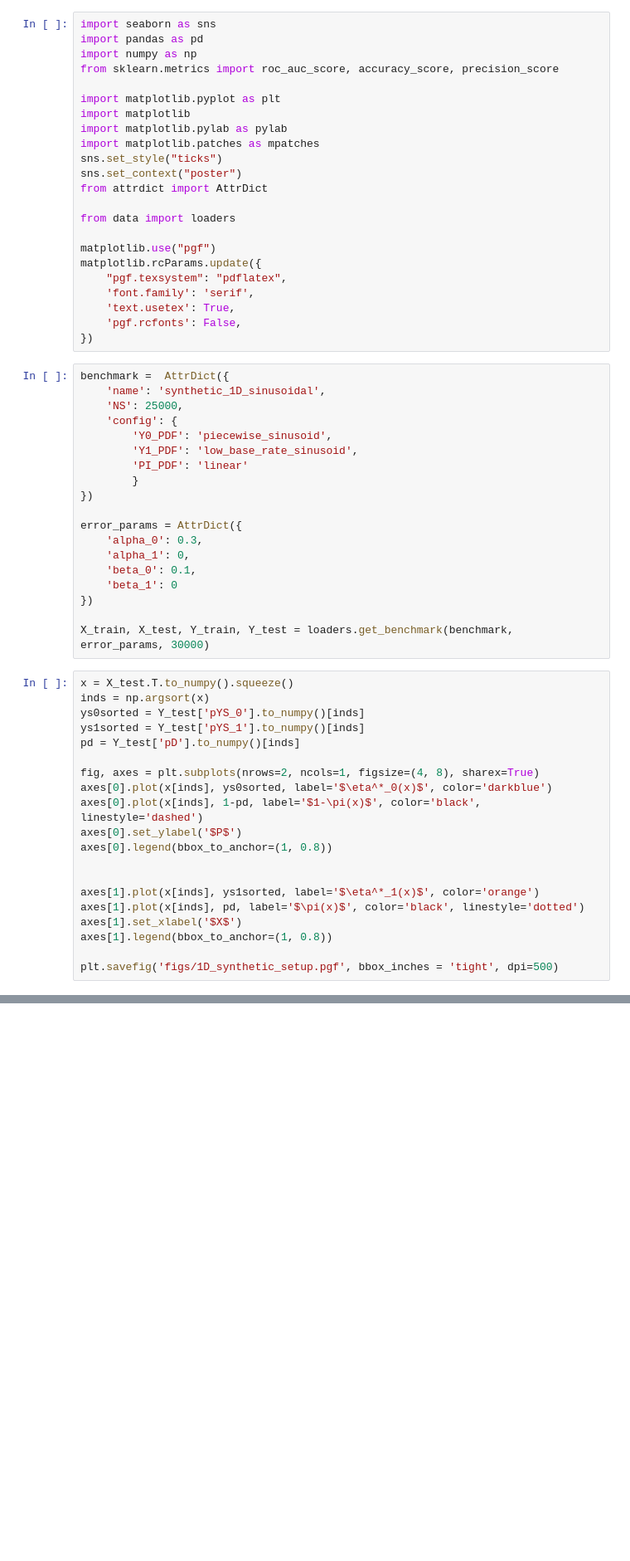
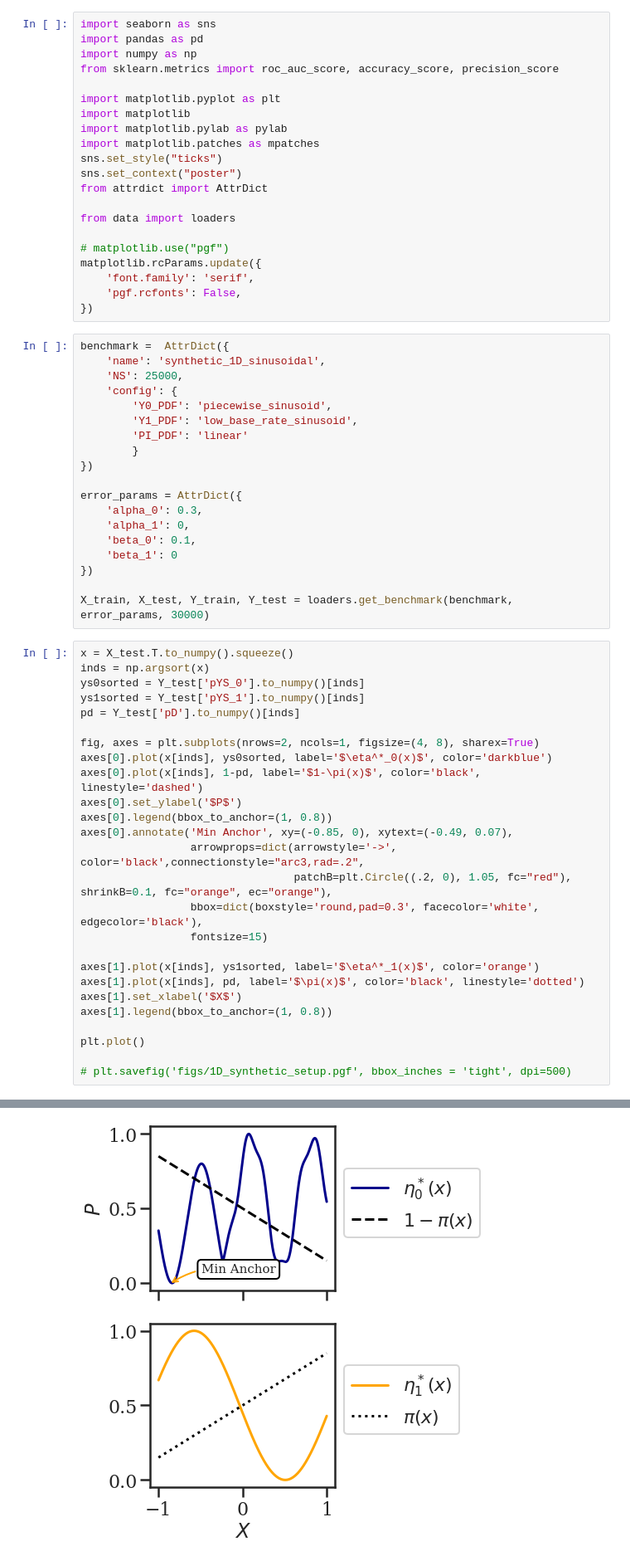
Before and after one commit to lguerdan/counterfactual-decision-support, a Jupyter notebook: notebook_cpp_plots.ipynb, the cells around one changed output, grey strips where cells are left out. Shown at 83% size. Saved outputs shown, nothing was run; the diff lists cells and outputs as text; blank space fills up the shorter version.

```diff
--- a/notebook_cpp_plots.ipynb
+++ b/notebook_cpp_plots.ipynb
@@ -14,11 +14,9 @@ from attrdict import AttrDict
 
 from data import loaders
 
-matplotlib.use("pgf")
+# matplotlib.use("pgf")
 matplotlib.rcParams.update({
-    "pgf.texsystem": "pdflatex",
     'font.family': 'serif',
-    'text.usetex': True,
     'pgf.rcfonts': False,
 })
 # %%
@@ -52,12 +50,18 @@ axes[0].plot(x[inds], ys0sorted, label='$\eta^*_0(x)$', color='darkblue')
 axes[0].plot(x[inds], 1-pd, label='$1-\pi(x)$', color='black', linestyle='dashed')
 axes[0].set_ylabel('$P$')
 axes[0].legend(bbox_to_anchor=(1, 0.8))
-
+axes[0].annotate('Min Anchor', xy=(-0.85, 0), xytext=(-0.49, 0.07),
+                 arrowprops=dict(arrowstyle='->', color='black',connectionstyle="arc3,rad=.2",
+                                 patchB=plt.Circle((.2, 0), 1.05, fc="red"), shrinkB=0.1, fc="orange", ec="orange"),
+                 bbox=dict(boxstyle='round,pad=0.3', facecolor='white', edgecolor='black'),
+                 fontsize=15)
 
 axes[1].plot(x[inds], ys1sorted, label='$\eta^*_1(x)$', color='orange')
 axes[1].plot(x[inds], pd, label='$\pi(x)$', color='black', linestyle='dotted')
 axes[1].set_xlabel('$X$')
 axes[1].legend(bbox_to_anchor=(1, 0.8))
 
-plt.savefig('figs/1D_synthetic_setup.pgf', bbox_inches = 'tight', dpi=500)
+plt.plot()
+
+# plt.savefig('figs/1D_synthetic_setup.pgf', bbox_inches = 'tight', dpi=500)
 # %% [output]
@@ -67,3 +69,4 @@ RuntimeError: pdflatex not found.  Install it or change rcParams['pgf.texsystem'
+[figure, added]
 # %% [markdown]
 # 2D Linear Seperable
 # %%
```
Also changed, not shown: parts of 1 cell of this notebook, 6 other files.
